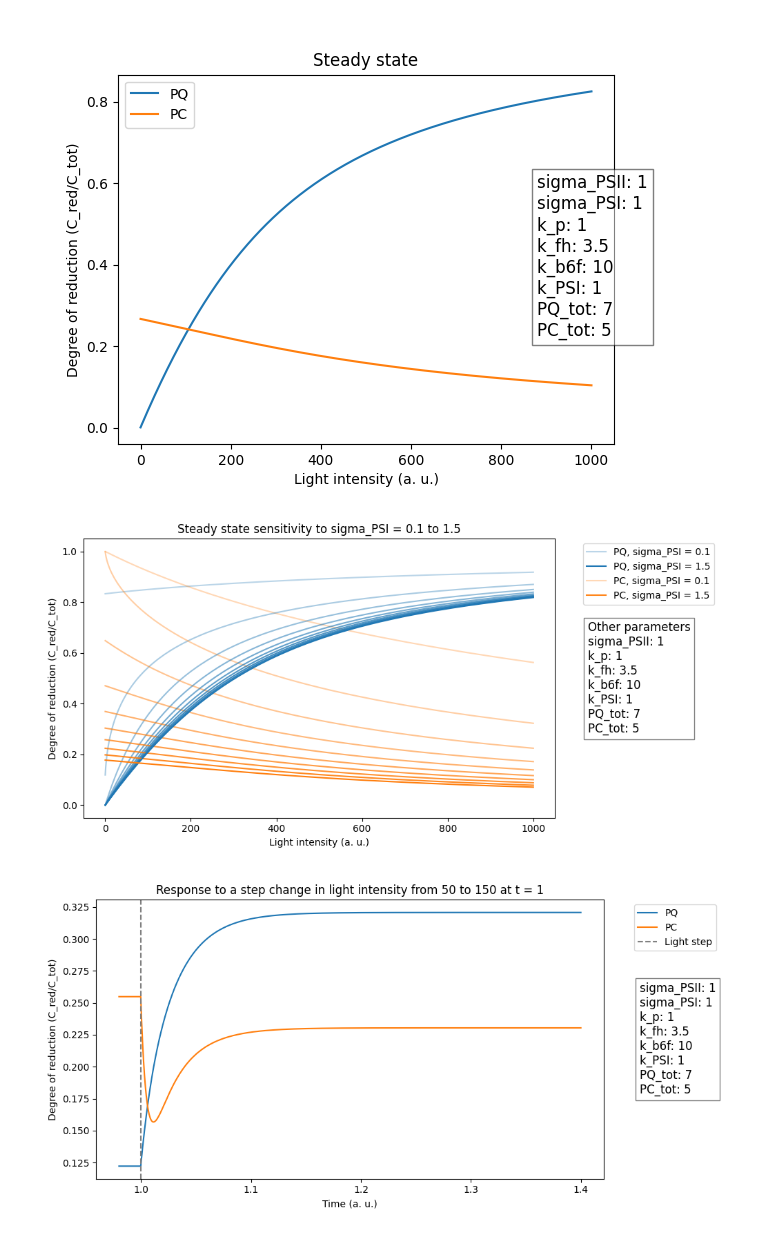
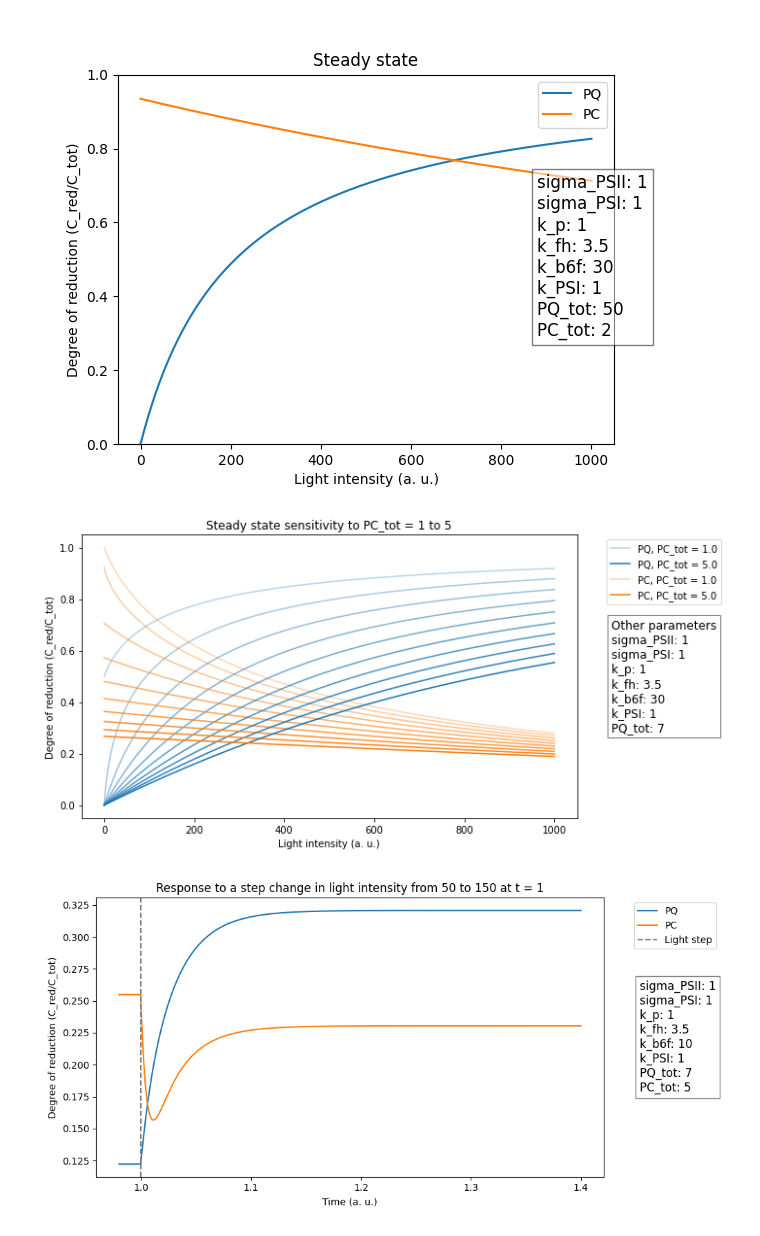
Before and after one commit to orlandomarcelo/DREAM_repo, a Jupyter notebook: Skeleton_model/skeleton_model_v1_parallel.ipynb, the cells around one changed output. Cells and saved outputs as stored; diff of their text form; code cells hidden in the pictures.

```diff
--- a/Skeleton_model/skeleton_model_v1_parallel.ipynb
+++ b/Skeleton_model/skeleton_model_v1_parallel.ipynb
@@ -35,10 +35,10 @@ sigma_PSII = 1
 sigma_PSI = 1
 k_p = 1
 k_fh = 3.5
-k_b6f = 10
+k_b6f = 30
 k_PSI = 1
-PQ_tot = 7
-PC_tot = 5
+PQ_tot = 50
+PC_tot = 2
 
 parameter_keys = ['sigma_PSII', 'sigma_PSI', 'k_p', 'k_fh', 'k_b6f', 'k_PSI', 'PQ_tot', 'PC_tot']
 parameters = dict(zip(parameter_keys, [sigma_PSII, sigma_PSI, k_p, k_fh, k_b6f, k_PSI, PQ_tot, PC_tot]))
@@ -63,6 +63,8 @@ ax.set_ylabel('Degree of reduction (C_red/C_tot)')
 ax.set_xlabel('Light intensity (a. u.)')
 ax.legend()
 
+ax.set_ylim(0, 1)
+
 # Create a string with parameter names and values
 parameters_str = '\n'.join([f'{key}: {value}' for key, value in parameters.items()])
 
@@ -72,7 +74,7 @@ plt.show()
 
 fig.tight_layout()
 # %% [output]
-[figure, old version]
+[figure, new version]
 # %%
 ####### Parameter sensitivity of steady state solution #######
 
@@ -82,18 +84,18 @@ sigma_PSII = 1
 sigma_PSI = 1
 k_p = 1
 k_fh = 3.5
-k_b6f = 10
+k_b6f = 30
 k_PSI = 1
 PQ_tot = 7
-PC_tot = 5
+PC_tot = 3
 
 parameter_keys = ['sigma_PSII', 'sigma_PSI', 'k_p', 'k_fh', 'k_b6f', 'k_PSI', 'PQ_tot', 'PC_tot']
 parameters = dict(zip(parameter_keys, [sigma_PSII, sigma_PSI, k_p, k_fh, k_b6f, k_PSI, PQ_tot, PC_tot]))
 
 # Define the parameter to vary and the range of values
-parameter_to_vary = 'sigma_PSI'
-min_value = 0.1
-max_value = 1.5
+parameter_to_vary = 'PC_tot'
+min_value = 1
+max_value = 5
 n_values = 10
 parameter_values = np.linspace(min_value, max_value, n_values)
 
@@ -113,38 +115,39 @@ for i, value in enumerate(parameter_values):
     light_range, X_PQ_red_steady_values[i], X_PC_red_steady_values[i] = light_curve(min_light, max_light, light_steps, parameters)
 
 # Plot the results
+%matplotlib inline
 fig, ax = plt.subplots(figsize=(10, 5))
 ax.set_title(f"Steady state sensitivity to {parameter_to_vary} = {min_value} to {max_value}")
 alpha_values = np.linspace(0.3, 1, n_values)
 for i, value in enumerate(parameter_values):
     ax.plot(light_range, X_PQ_red_steady_values[i], color = "C0", alpha = alpha_values[i])
     ax.plot(light_range, X_PC_red_steady_values[i], color = "C1", alpha = alpha_values[i])
 
 ax.plot([], [], color = "C0", alpha = alpha_values[0], label = f"PQ, {parameter_to_vary} = {parameter_values[0]}")
 ax.plot([], [], color = "C0", alpha = alpha_values[-1], label = f"PQ, {parameter_to_vary} = {parameter_values[-1]}")
 ax.plot([], [], color = "C1", alpha = alpha_values[0], label = f"PC, {parameter_to_vary} = {parameter_values[0]}")
 ax.plot([], [], color = "C1", alpha = alpha_values[-1], label = f"PC, {parameter_to_vary} = {parameter_values[-1]}")
 
 ax.legend(bbox_to_anchor=(1.05, 1), loc='upper left')
 
 # Create a string with parameter names and values
 parameters_str = 'Other parameters'
 for key in parameters.keys():
     if key == parameter_to_vary:
         continue
     parameters_str += f'\n{key}: {parameters[key]}'
 
 ax.text(1.07, 0.5, parameters_str, fontsize=12, verticalalignment='center', transform=ax.transAxes, bbox=dict(facecolor='white', alpha=0.5))
 
 
 ax.set_ylabel('Degree of reduction (C_red/C_tot)')
 ax.set_xlabel('Light intensity (a. u.)')
 
 fig.tight_layout()
 
 fig.savefig(fig_folder + f"sensitivity_steady_state_{parameter_to_vary}.png", dpi=300)
 # %% [output]
-[figure, old version]
+[figure, new version]
 # %%
 ######## Dynamic response to a step change in light intensity ########
 
```
Also changed, not shown: parts of 4 cells of this notebook, 8 other files.
